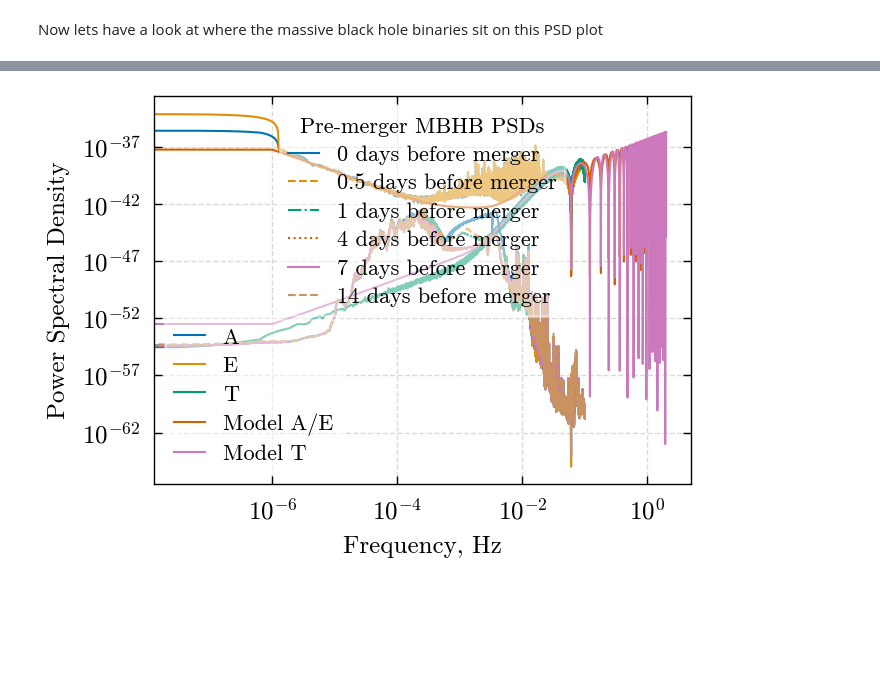
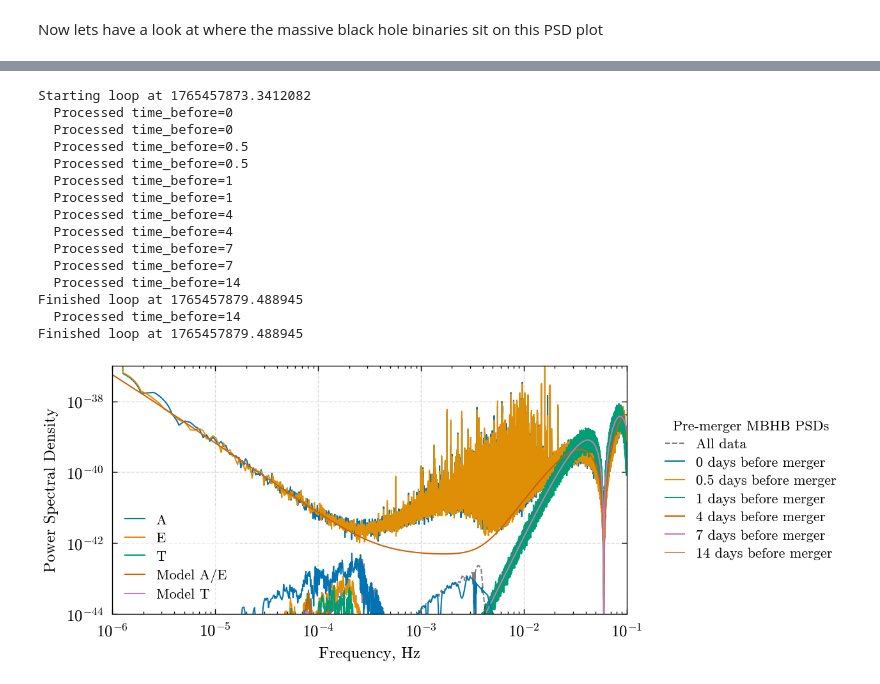
Before and after one commit to icg-gravwaves/lisa_premerger_sangria, a Jupyter notebook: estimate_psds/estimate_psds.ipynb, the cells around one changed output, grey strips where cells are left out. Drawn from its saved outputs; the diff is of its cells as text; code cells hidden in the pictures; blank space fills up the shorter version.

Commit message:
Add psd plots - add a plot of the PSD with PSDs of MBHBs with pre-merger cuts as well

```diff
--- a/estimate_psds/estimate_psds.ipynb
+++ b/estimate_psds/estimate_psds.ipynb
@@ -368,38 +373,76 @@ for time_before in times_before:
 # %%
 psd_linestyles = {
     tb: (ls, col) for tb, ls, col in zip(
         times_before,
-        ['-','--', '-.', ':', '-', '--'],
+        ['-','--', '-.', ':', '-', '--', '-.'],
         plt.rcParams['axes.prop_cycle'].by_key()['color']
     )
 }
 
-width = plt.rcParams["figure.figsize"][0]
+width = plt.rcParams["figure.figsize"][0] * 1.5
 height = plt.rcParams["figure.figsize"][1] * 1.25
 fig, ax = plt.subplots(1, figsize=(width, height))
 ax.loglog(A_psd.sample_frequencies, A_psd, c=cycle[0], label='A')
 ax.loglog(E_psd.sample_frequencies, E_psd, c=cycle[1], label='E')
 ax.loglog(T_psd.sample_frequencies, T_psd, c=cycle[2], label='T')
 ax.loglog(ae_model.sample_frequencies, ae_model, c=cycle[3], label='Model A/E')
 ax.loglog(t_model.sample_frequencies, t_model, c=cycle[4], label='Model T')
 
 ax.set_ylabel("Power Spectral Density")
 ax.set_xlabel("Frequency, Hz")
 leg1 = ax.legend(loc='lower left')
 line2 = []
 labels2 = []
-for k, psd in mbhb_A_removed_psds.items():
+line2.append(ax.loglog(
+    mbhb_A_removed_psds_original.sample_frequencies,
+    mbhb_A_removed_psds_original,
+    c='k',
+    alpha=0.5,
+    linestyle='--'
+)[0])
+labels2.append('All data')
+
+import time
+print(f"Starting loop at {time.time()}")
+for time_before in times_before:
+    psd = mbhb_A_removed_psds[time_before]
     line2.append(ax.loglog(
         psd.sample_frequencies,
         psd,
-        c=psd_linestyles[k][1],
-        linestyle=psd_linestyles[k][0]
+        c=psd_linestyles[time_before][1],
+        linestyle='-'#psd_linestyles[time_before][0]
     )[0])
-    labels2.append(f'{k} days before merger')
-ax.legend(line2, labels2, loc="upper center", title="Pre-merger MBHB PSDs")
+    labels2.append(f'{time_before} days before merger')
+    print(f"  Processed time_before={time_before}")
+print(f"Finished loop at {time.time()}")
+
+ax.legend(
+    line2,
+    labels2,
+    loc="center left",
+    title="Pre-merger MBHB PSDs",
+    bbox_to_anchor=(1.05,0.5),
+)
 ax.add_artist(leg1)
-# ax.set_ylim([1e-43, 1e-37])
-# ax.set_xlim([1e-6, 1e-1])
+ax.set_ylim([1e-44, 1e-37])
+ax.set_xlim([1e-6, 1e-1])
 ax.grid(zorder=-100)
+
+fig.savefig('../paper/images/figure_X_psds_with_premerger_mbhbs.pdf')
 # %% [output]
+Starting loop at 1765457873.3412082
+  Processed time_before=0
+  Processed time_before=0
+  Processed time_before=0.5
+  Processed time_before=0.5
+  Processed time_before=1
+  Processed time_before=1
+  Processed time_before=4
+  Processed time_before=4
+  Processed time_before=7
+  Processed time_before=7
+  Processed time_before=14
+Finished loop at 1765457879.488945
+  Processed time_before=14
+Finished loop at 1765457879.488945
-[figure, old version]
+[figure, new version]
```
Also changed, not shown: parts of 5 cells of this notebook, 2 other files.
